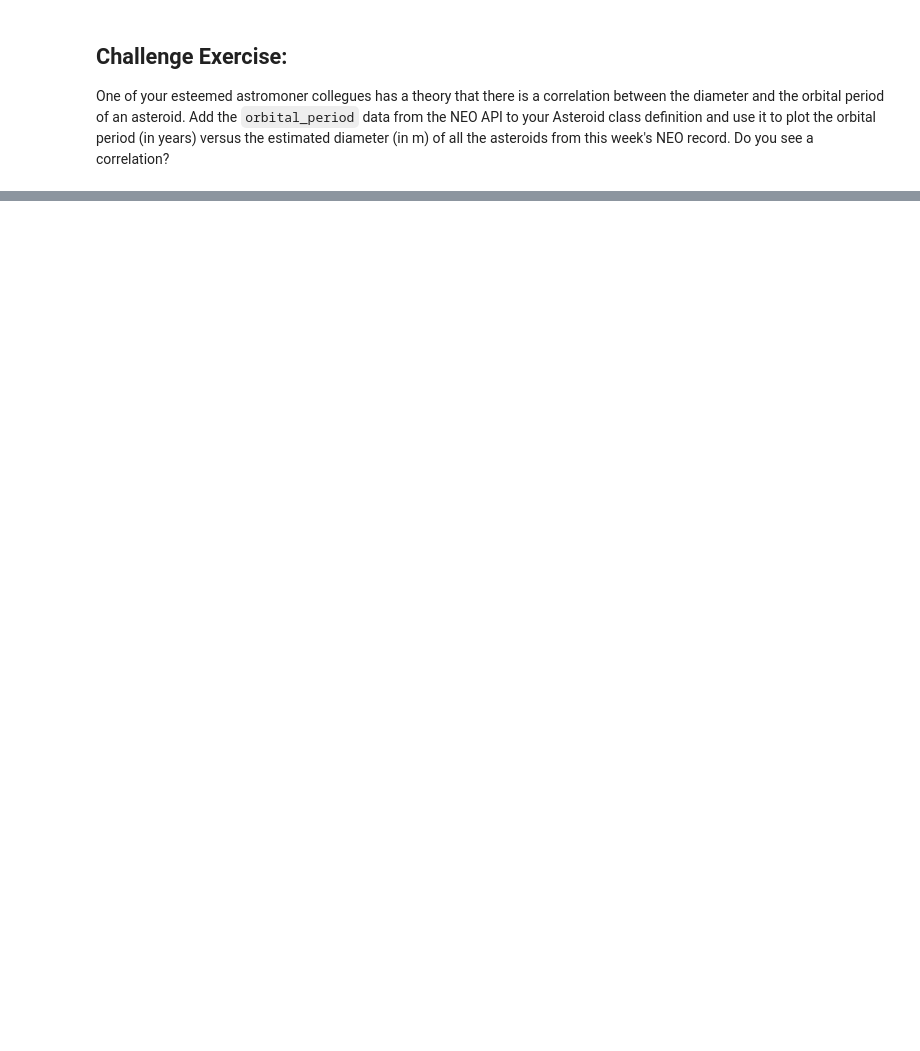
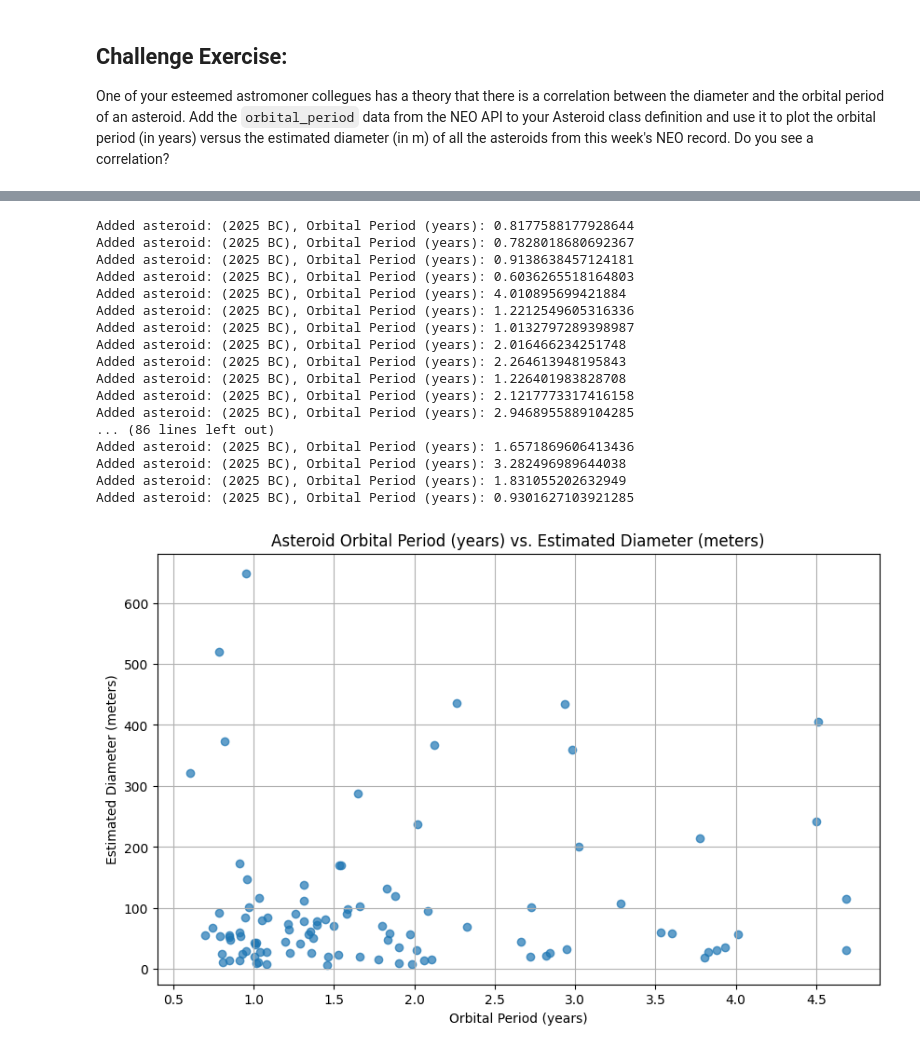
Before and after one commit to emkalan/comp215, a Jupyter notebook: labs/lab03-classes.ipynb, the cells around one changed output, grey strips where cells are left out. Cells and saved outputs as stored; diff of their text form; code cells hidden in the pictures; blank space fills up the shorter version.

```diff
--- a/labs/lab03-classes.ipynb
+++ b/labs/lab03-classes.ipynb
@@ -263,0 +220,65 @@ No valid data points to plot after filtering.
+# %%
+BASE_URL = "https://api.nasa.gov/neo/rest/v1"
+
+url = f"{BASE_URL}/feed?start_date=2025-01-15&end_date=2025-01-21&api_key={API_KEY}"
+response = requests.get(url).json()
+
+asteroid_data = [
+    {
+        "id": asteroid['id'],
+        "name": asteroid['name'],
+        "diameter": asteroid['estimated_diameter']['meters']['estimated_diameter_max'],
+        "is_hazardous": asteroid['is_potentially_hazardous_asteroid']
+    }
+    for date in response['near_earth_objects']
+    for asteroid in response['near_earth_objects'][date]
+]
+
+asteroids = []
+for data in asteroid_data:
+    asteroid_url = f"{BASE_URL}/neo/{data['id']}?api_key={API_KEY}"
+    detailed_response = requests.get(asteroid_url).json()
+
+    orbital_period_days = detailed_response.get('orbital_data', {}).get('orbital_period')
+    if orbital_period_days:
+        orbital_period_years = float(orbital_period_days) / 365.25
+        asteroid = {
+            "name": data['name'],
+            "diameter": data['diameter'],
+            "is_hazardous": data['is_hazardous'],
+            "orbital_period": orbital_period_years
+
+        }
+        asteroids.append(asteroid)
+        print(f"Added asteroid: {name}, Orbital Period (years): {orbital_period_years}")
+
+diameters = [asteroid['diameter'] for asteroid in asteroids]
+orbital_periods = [asteroid['orbital_period'] for asteroid in asteroids]
+
+# Plot data
+plt.figure(figsize=(10, 6))
+plt.scatter(orbital_periods, diameters, alpha=0.7)
+plt.title("Asteroid Orbital Period (years) vs. Estimated Diameter (meters)")
+plt.xlabel("Orbital Period (years)")
+plt.ylabel("Estimated Diameter (meters)")
+plt.grid(True)
+plt.show()
+# %% [output]
+Added asteroid: (2025 BC), Orbital Period (years): 0.8177588177928644
+Added asteroid: (2025 BC), Orbital Period (years): 0.7828018680692367
+Added asteroid: (2025 BC), Orbital Period (years): 0.9138638457124181
+Added asteroid: (2025 BC), Orbital Period (years): 0.6036265518164803
+Added asteroid: (2025 BC), Orbital Period (years): 4.010895699421884
+Added asteroid: (2025 BC), Orbital Period (years): 1.2212549605316336
+Added asteroid: (2025 BC), Orbital Period (years): 1.0132797289398987
+Added asteroid: (2025 BC), Orbital Period (years): 2.016466234251748
+Added asteroid: (2025 BC), Orbital Period (years): 2.264613948195843
+Added asteroid: (2025 BC), Orbital Period (years): 1.226401983828708
+Added asteroid: (2025 BC), Orbital Period (years): 2.1217773317416158
+Added asteroid: (2025 BC), Orbital Period (years): 2.9468955889104285
+... (86 lines left out)
+Added asteroid: (2025 BC), Orbital Period (years): 1.6571869606413436
+Added asteroid: (2025 BC), Orbital Period (years): 3.282496989644038
+Added asteroid: (2025 BC), Orbital Period (years): 1.831055202632949
+Added asteroid: (2025 BC), Orbital Period (years): 0.9301627103921285
+[figure, added]
```
Also changed, not shown: parts of 5 cells of this notebook.
